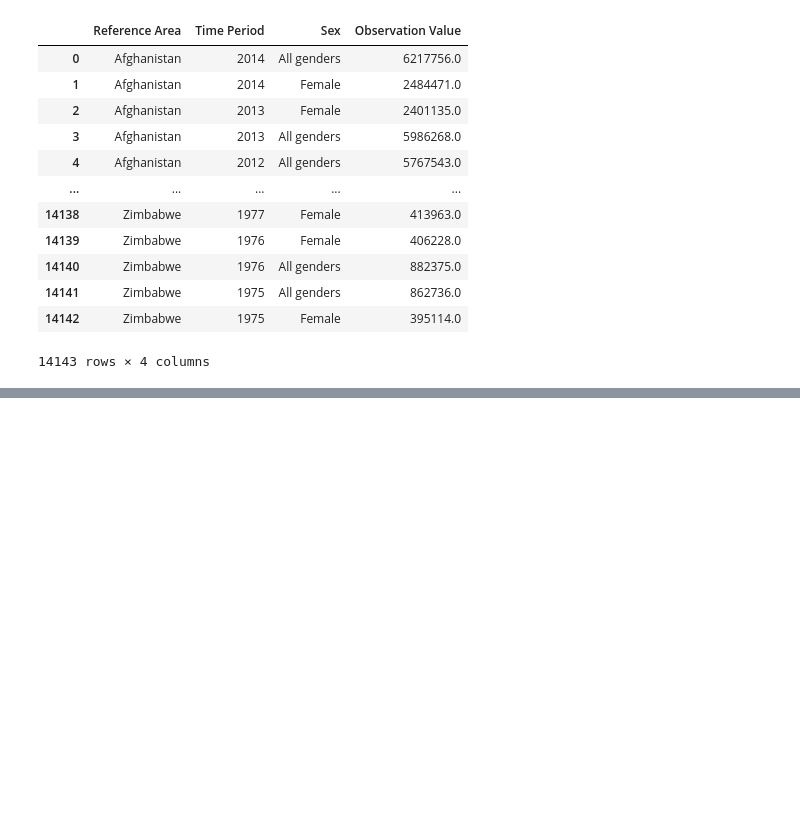
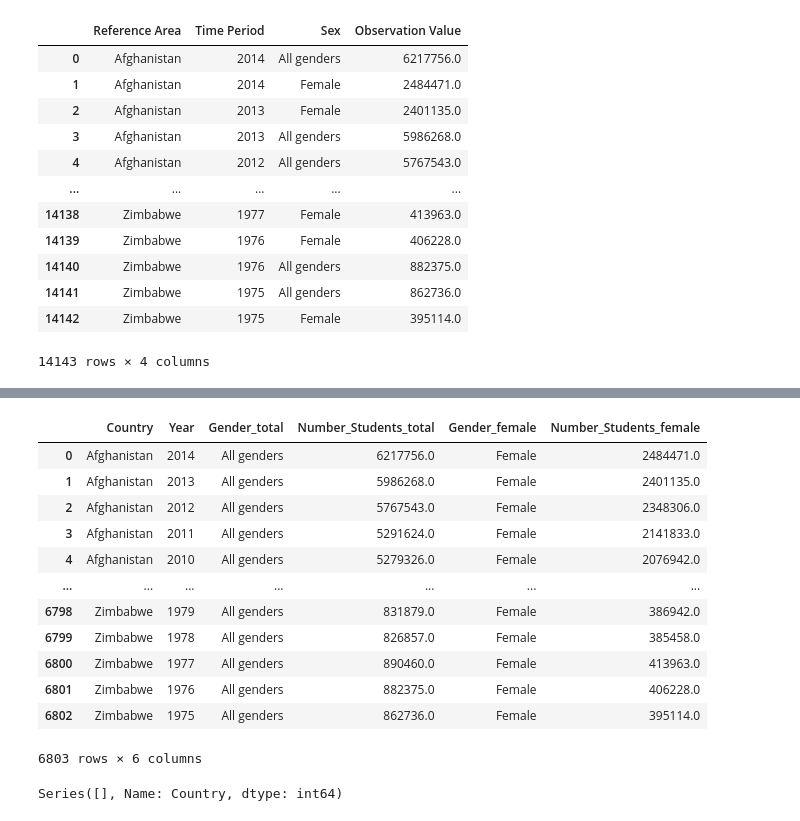
Before and after one commit to nss-data-science-cohort-4/dq1-undata-matttparker, a Jupyter notebook: notebooks/UN_Data_Exploration.ipynb, the cells around one changed output, grey strips where cells are left out. Drawn from its saved outputs; the diff is of its cells as text; code cells hidden in the pictures; blank space fills up the shorter version.

```diff
--- a/notebooks/UN_Data_Exploration.ipynb
+++ b/notebooks/UN_Data_Exploration.ipynb
@@ -731,0 +752,3 @@ primary_education
+# %%
+primary_education.columns = ['Country', 'Year', 'Gender', 'Number_Students']
+primary_education.head()
@@ -731,0 +762,3 @@ primary_education
+# %%
+primary_education_female = primary_education[primary_education['Gender'] == 'Female']
+primary_education_female
@@ -731,0 +796,25 @@ primary_education
+# %%
+primary_education_proportion = primary_education_all_genders.merge(primary_education_female, on=['Country', 'Year'], suffixes=('_total', '_female'))
+primary_education_proportion
+# %% [output]
+|  | Country | Year | Gender_total | Number_Students_total | Gender_female | Number_Students_female |
+| 0 | Afghanistan | 2014 | All genders | 6217756.0 | Female | 2484471.0 |
+| 1 | Afghanistan | 2013 | All genders | 5986268.0 | Female | 2401135.0 |
+| 2 | Afghanistan | 2012 | All genders | 5767543.0 | Female | 2348306.0 |
+| 3 | Afghanistan | 2011 | All genders | 5291624.0 | Female | 2141833.0 |
+| 4 | Afghanistan | 2010 | All genders | 5279326.0 | Female | 2076942.0 |
+| ... | ... | ... | ... | ... | ... | ... |
+| 6798 | Zimbabwe | 1979 | All genders | 831879.0 | Female | 386942.0 |
+| 6799 | Zimbabwe | 1978 | All genders | 826857.0 | Female | 385458.0 |
+| 6800 | Zimbabwe | 1977 | All genders | 890460.0 | Female | 413963.0 |
+| 6801 | Zimbabwe | 1976 | All genders | 882375.0 | Female | 406228.0 |
+| 6802 | Zimbabwe | 1975 | All genders | 862736.0 | Female | 395114.0 |
+6803 rows × 6 columns
+# %%
+#Finding the Countries with NaN values. After looking at each country individually, most of the NaNs come from earlier years.
+#Likely, they did have female students, they just didn't report each gender individually at the time.
+#I will delete those rows, instead of replacing the NaN values with something else.
+#Code will only show data if above merge uses left merge.
+primary_education_proportion[primary_education_proportion['Gender_female'].isnull()]['Country'].value_counts().sort_values().tail(10)
+# %% [output]
+Series([], Name: Country, dtype: int64)
```
Also changed, not shown: parts of 9 cells of this notebook.
